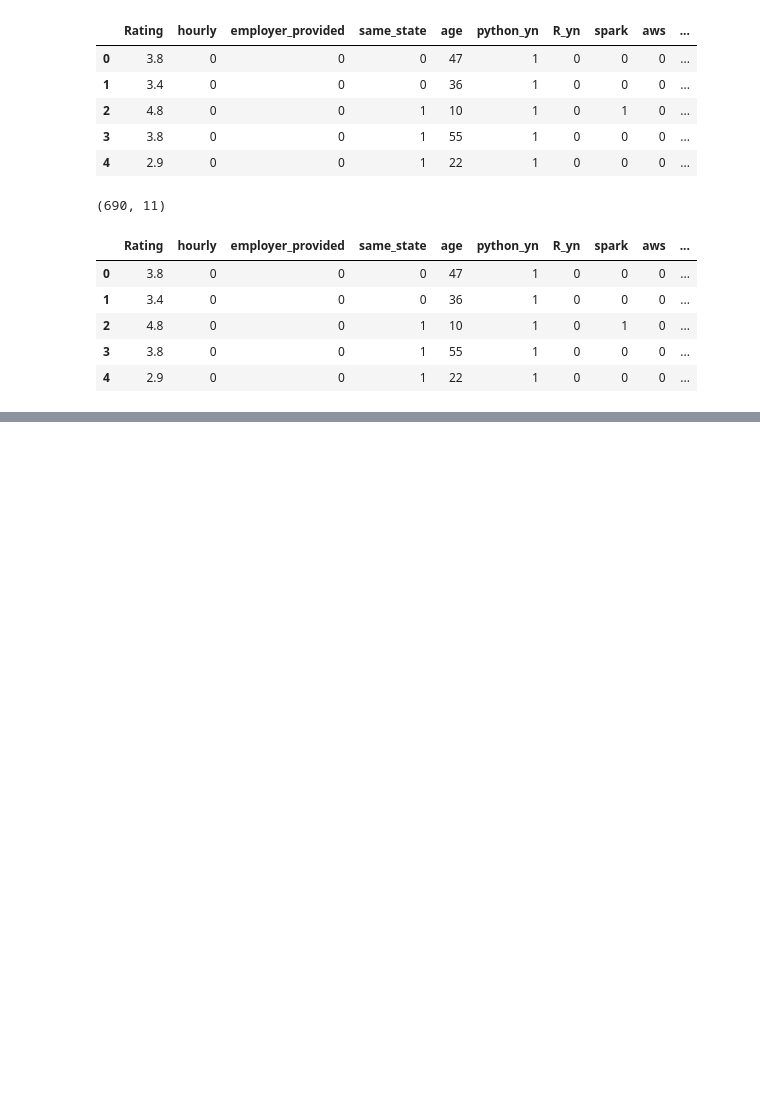
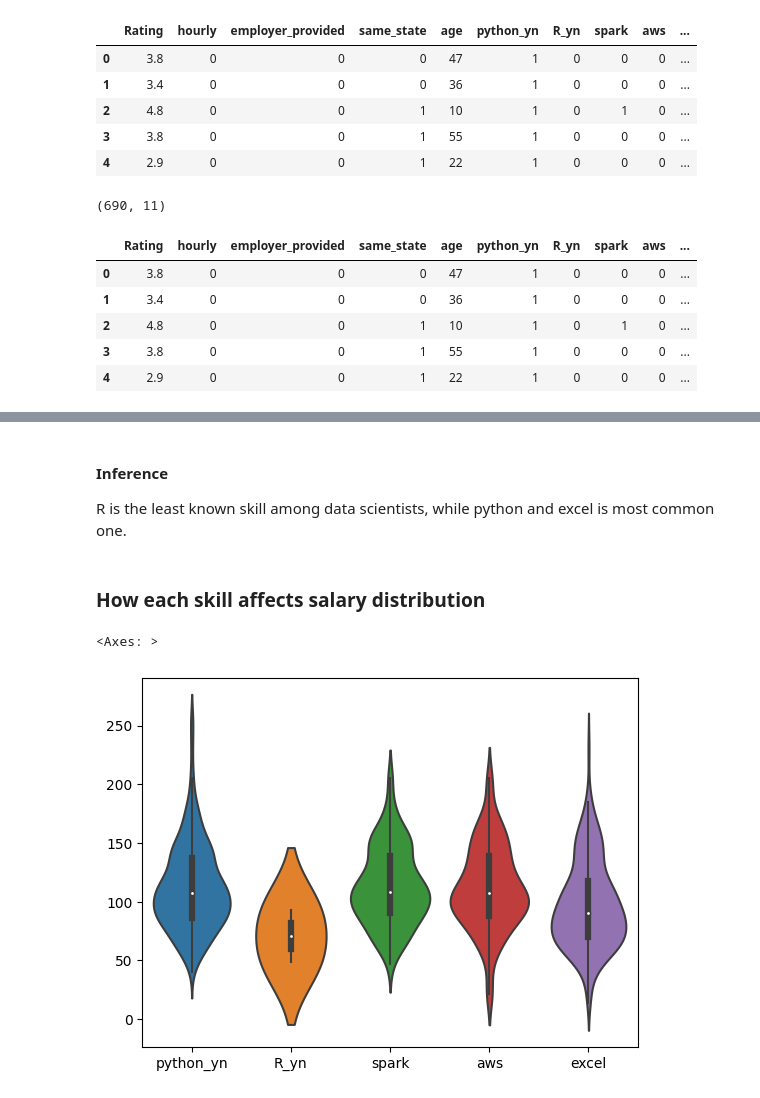
Before and after one commit to ZenithFlux/Data-Scientist-Salary-Prediction, a Jupyter notebook: data_analysis.ipynb, the cells around one changed output, grey strips where cells are left out. Saved outputs shown, nothing was run; the diff lists cells and outputs as text; code cells hidden in the pictures; blank space fills up the shorter version.

```diff
--- a/data_analysis.ipynb
+++ b/data_analysis.ipynb
@@ -49,0 +67,22 @@ df.head()
+# %% [markdown]
+#### Inference
+
+R is the least known skill among data scientists, while python and excel is most common one.
+# %% [markdown]
+### How each skill affects salary distribution
+# %%
+skill = []
+salary = []
+
+for s in ["python_yn", "R_yn", "spark", "aws", "excel"]:
+    for i, val in enumerate(df[s]):
+        if val==0: continue
+        elif val==1:
+            skill.append(s)
+            salary.append(df["avg_salary"][i])
+        else: raise Exception("Value other than 0 and 1!")
+
+sns.violinplot(y=salary, x=skill)
+# %% [output]
+<Axes: >
+[figure, added]
```
Also changed, not shown: parts of 18 cells of this notebook.
